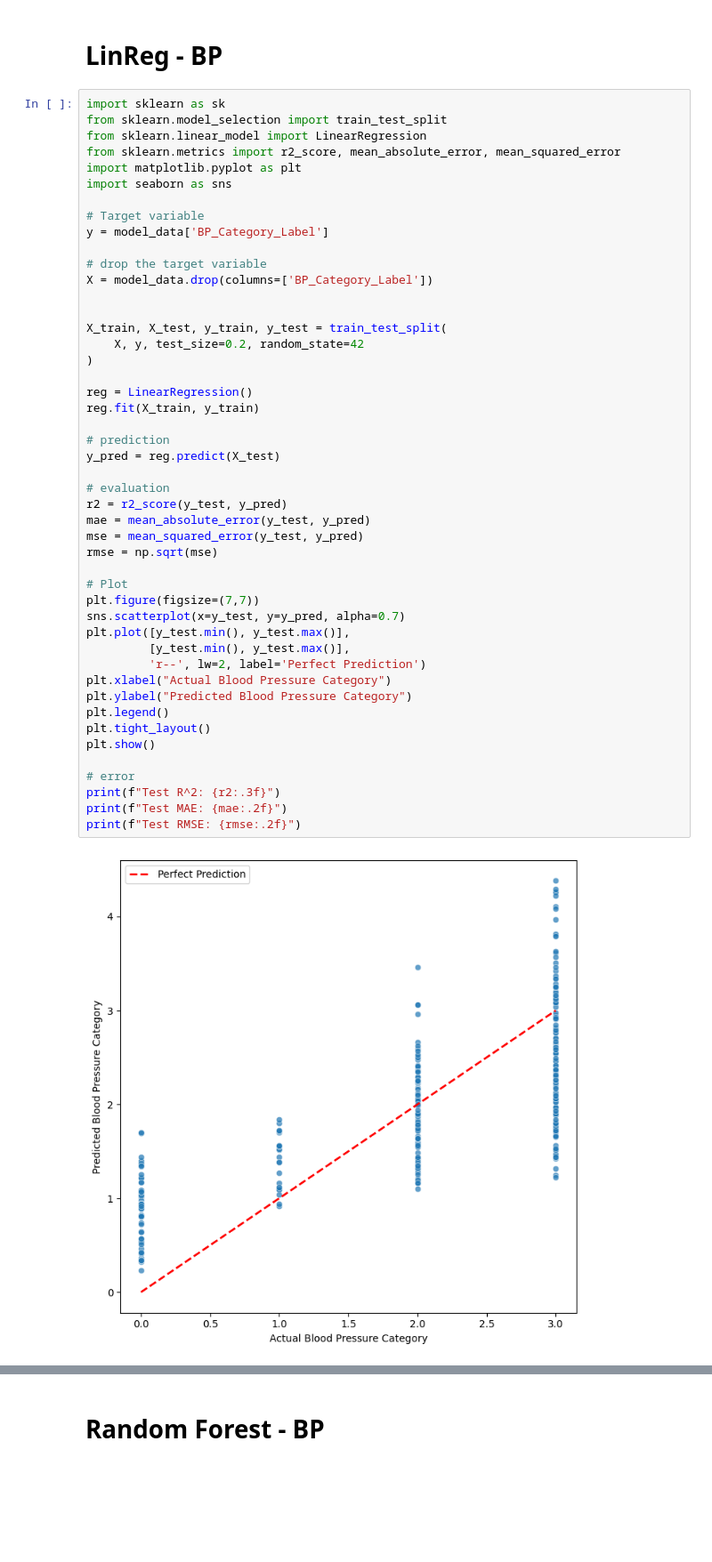
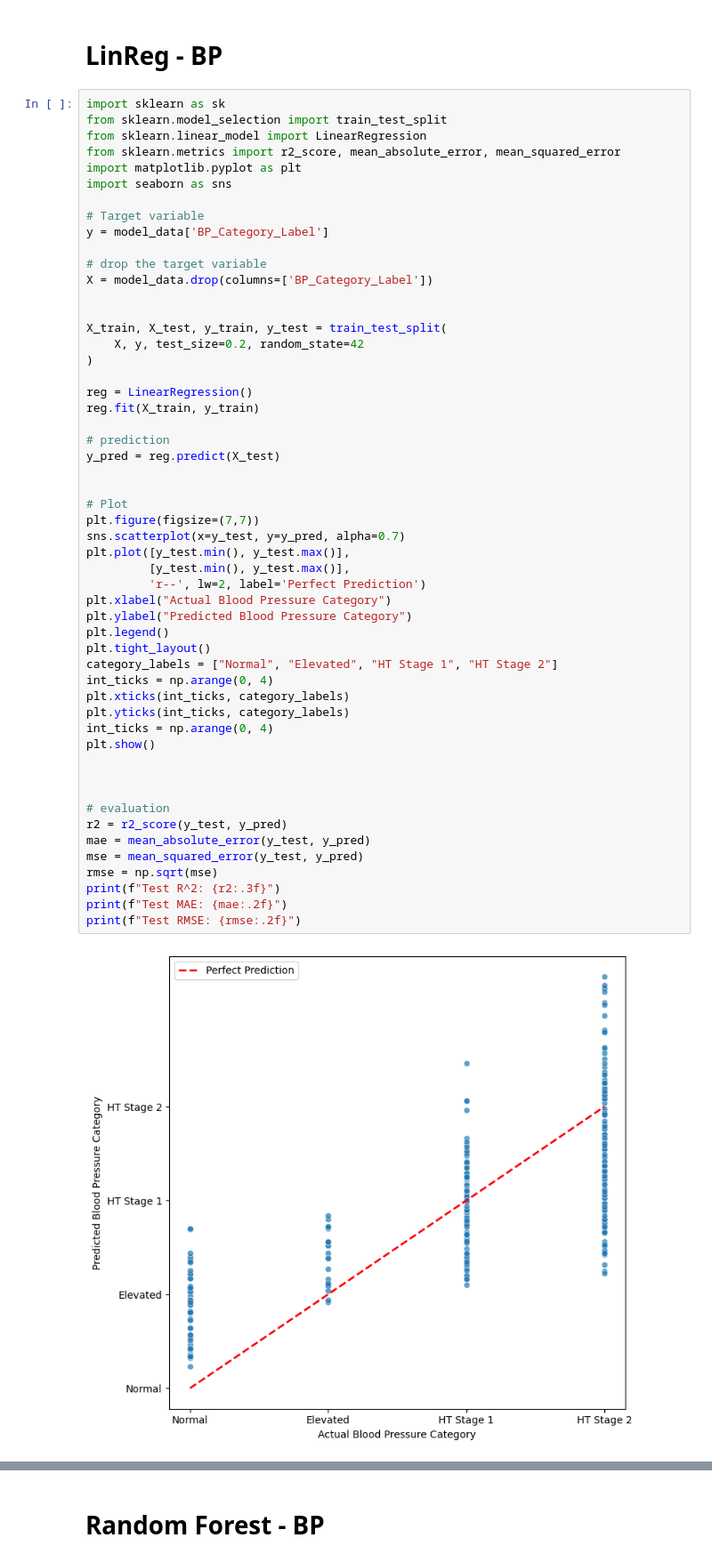
Before and after one commit to DS3001-Group-P/Final-Project, a Jupyter notebook: milestone3.ipynb, the cells around one changed output, grey strips where cells are left out. Shown: that part at 89% size. Drawn from its saved outputs; the diff is of its cells as text; blank space fills up the shorter version.

```diff
--- a/milestone3.ipynb
+++ b/milestone3.ipynb
@@ -356,40 +356,46 @@ y = model_data['BP_Category_Label']
 X = model_data.drop(columns=['BP_Category_Label'])
 
 
 X_train, X_test, y_train, y_test = train_test_split(
     X, y, test_size=0.2, random_state=42
 )
 
 reg = LinearRegression()
 reg.fit(X_train, y_train)
 
 # prediction
 y_pred = reg.predict(X_test)
 
-# evaluation
-r2 = r2_score(y_test, y_pred)
-mae = mean_absolute_error(y_test, y_pred)
-mse = mean_squared_error(y_test, y_pred)
-rmse = np.sqrt(mse)
 
 # Plot
 plt.figure(figsize=(7,7))
 sns.scatterplot(x=y_test, y=y_pred, alpha=0.7)
 plt.plot([y_test.min(), y_test.max()],
          [y_test.min(), y_test.max()],
          'r--', lw=2, label='Perfect Prediction')
 plt.xlabel("Actual Blood Pressure Category")
 plt.ylabel("Predicted Blood Pressure Category")
 plt.legend()
 plt.tight_layout()
+category_labels = ["Normal", "Elevated", "HT Stage 1", "HT Stage 2"]
+int_ticks = np.arange(0, 4)
+plt.xticks(int_ticks, category_labels)
+plt.yticks(int_ticks, category_labels)
+int_ticks = np.arange(0, 4)
 plt.show()
 
-# error
+
+
+# evaluation
+r2 = r2_score(y_test, y_pred)
+mae = mean_absolute_error(y_test, y_pred)
+mse = mean_squared_error(y_test, y_pred)
+rmse = np.sqrt(mse)
 print(f"Test R^2: {r2:.3f}")
 print(f"Test MAE: {mae:.2f}")
 print(f"Test RMSE: {rmse:.2f}")
 # %% [output]
-[figure, old version]
+[figure, new version]
 Test R^2: 0.534
 Test MAE: 0.65
 Test RMSE: 0.78
```
Also changed, not shown: parts of 1 cell of this notebook.
